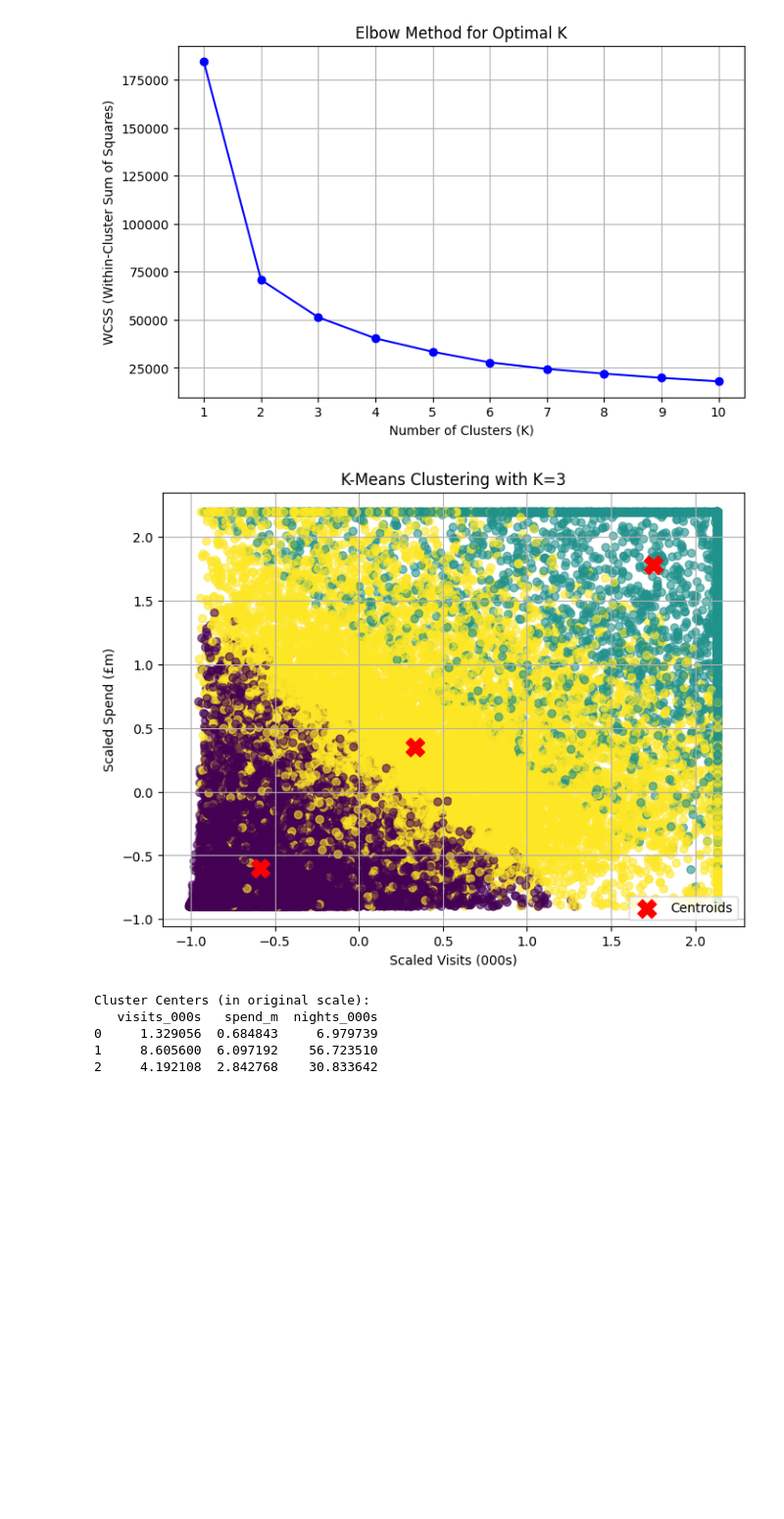
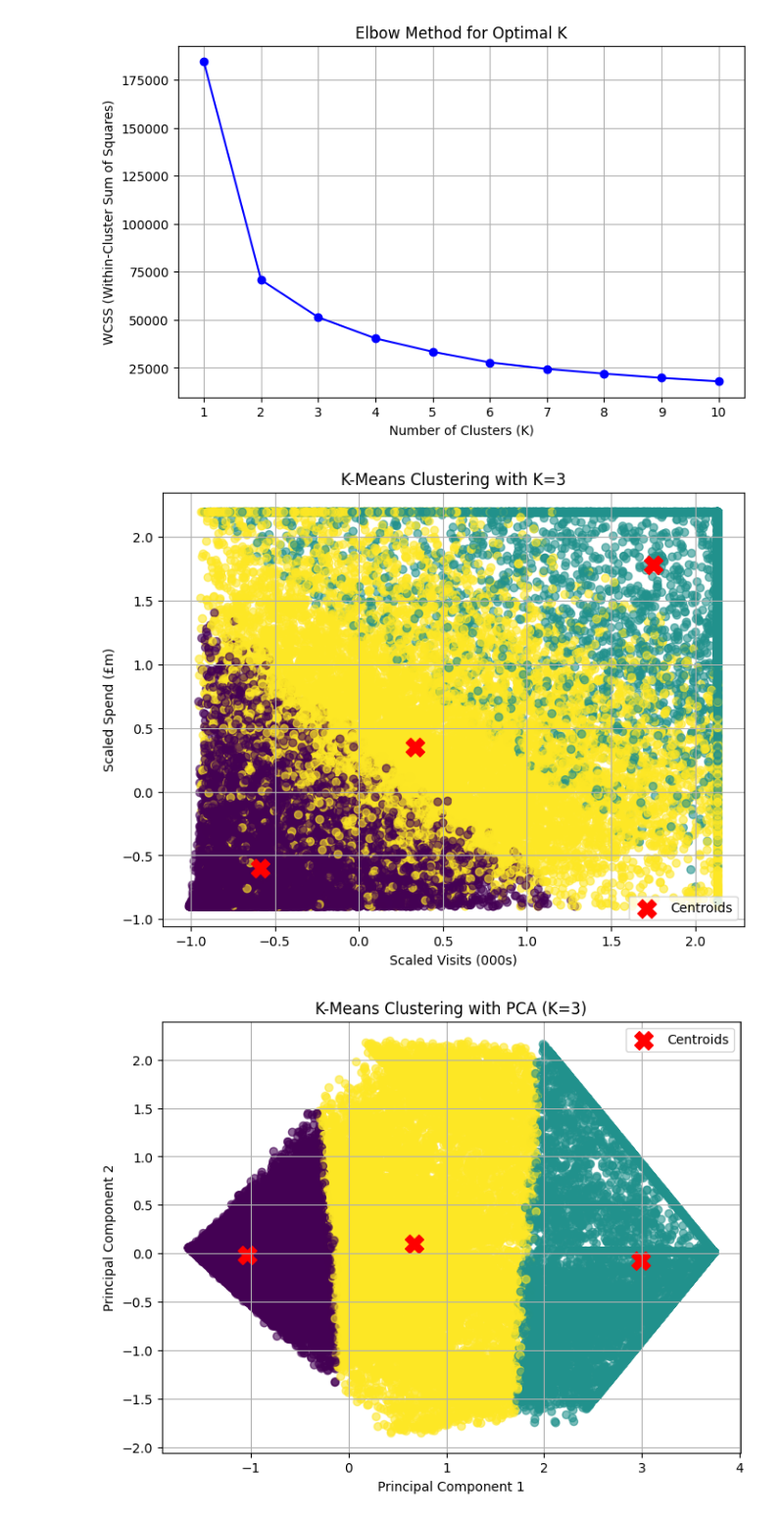
Before and after one commit to narender5162/Project-Data-science-imp, a Jupyter notebook: Project_Data_Science_impo.ipynb, the cells around one changed output. Shown at 98% size. Saved outputs shown, nothing was run; the diff lists cells and outputs as text; code cells hidden in the pictures; blank space fills up the shorter version.

```diff
--- a/Project_Data_Science_impo.ipynb
+++ b/Project_Data_Science_impo.ipynb
@@ -515,16 +515,5 @@ plt.title(f"K-Means Clustering with K={optimal_k}")
 plt.legend()
 plt.grid(True)
 plt.show()
-
-# Convert the cluster centers  and display
-cluster_centers = scaler.inverse_transform(kmeans.cluster_centers_)
-cluster_centers_df = pd.DataFrame(cluster_centers, columns=features)
-print("Cluster Centers (in original scale):")
-print(cluster_centers_df)
 # %% [output]
 [figure]
-Cluster Centers (in original scale):
-   visits_000s   spend_m  nights_000s
-0     1.329056  0.684843     6.979739
-1     8.605600  6.097192    56.723510
-2     4.192108  2.842768    30.833642
@@ -575,0 +520,22 @@ plt.show()
+# %%
+# Apply PCA to reduce the data to 2 dimensions for visualization
+from sklearn.decomposition import PCA
+pca = PCA(n_components=2)
+X_pca = pca.fit_transform(X_scaled)
+
+# Transform the K-Means cluster centers into the PCA space
+cluster_centers_pca = pca.transform(kmeans.cluster_centers_)
+
+# Visualize clusters using PCA
+plt.figure(figsize=(8, 6))
+plt.scatter(X_pca[:, 0], X_pca[:, 1], c=df['Cluster_KMeans'], cmap='viridis', alpha=0.6)
+plt.scatter(cluster_centers_pca[:, 0], cluster_centers_pca[:, 1],
+            s=200, c='red', marker='X', label='Centroids')
+plt.xlabel("Principal Component 1")
+plt.ylabel("Principal Component 2")
+plt.title(f"K-Means Clustering with PCA (K={optimal_k})")
+plt.legend()
+plt.grid(True)
+plt.show()
+# %% [output]
+[figure, added]
```
Also changed, not shown: parts of 4 cells of this notebook.
